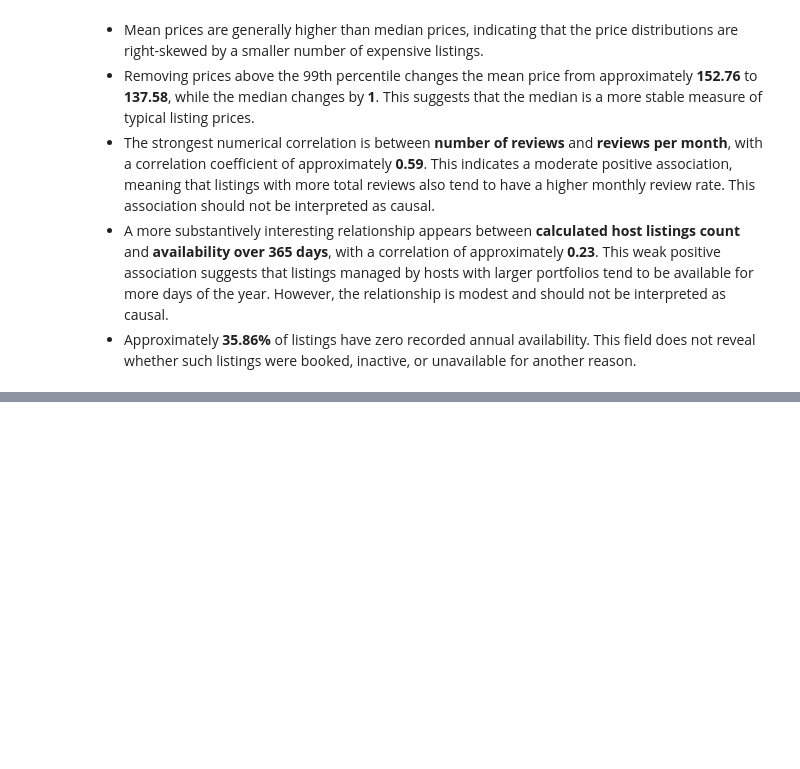
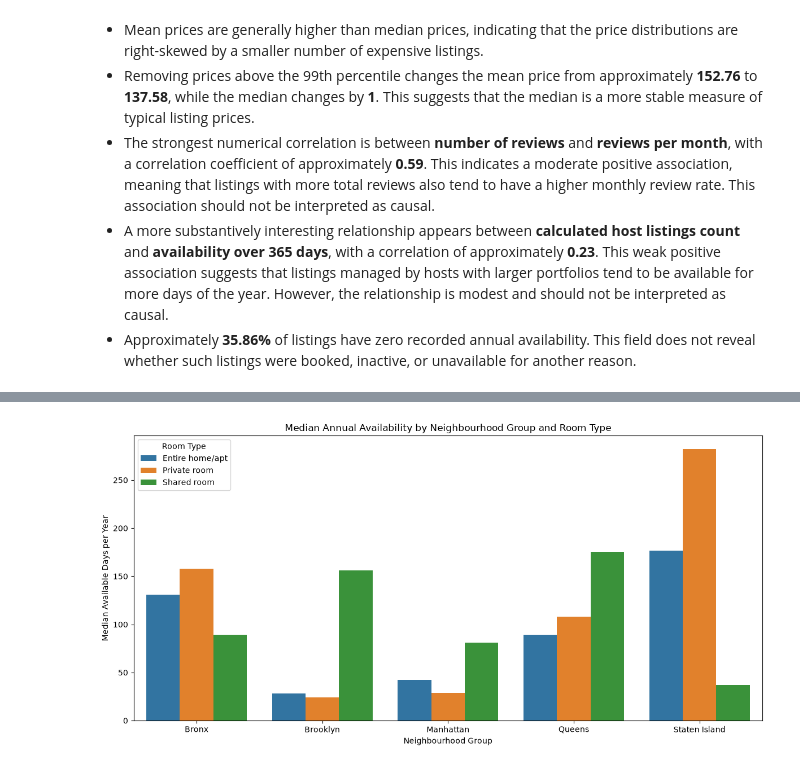
Before and after one commit to MariusJochheim/ai-programming-foundations-project, a Jupyter notebook: data_workflow.ipynb, the cells around one changed output, grey strips where cells are left out. Cells and saved outputs as stored; diff of their text form; code cells hidden in the pictures; blank space fills up the shorter version.

```diff
--- a/data_workflow.ipynb
+++ b/data_workflow.ipynb
@@ -873,0 +989,29 @@ price_sensitivity.round(2)
+# %%
+median_availability_summary = (
+    df_clean.groupby(
+        ["neighbourhood_group", "room_type"],
+        observed=True,
+    )["availability_365"]
+    .median()
+    .reset_index()
+)
+
+plt.figure(figsize=(12, 6))
+
+sns.barplot(
+    data=median_availability_summary,
+    x="neighbourhood_group",
+    y="availability_365",
+    hue="room_type",
+)
+
+plt.title(
+    "Median Annual Availability by Neighbourhood Group and Room Type"
+)
+plt.xlabel("Neighbourhood Group")
+plt.ylabel("Median Available Days per Year")
+plt.legend(title="Room Type")
+plt.tight_layout()
+plt.show()
+# %% [output]
+[figure, added]
```
Also changed, not shown: parts of 11 cells of this notebook.
